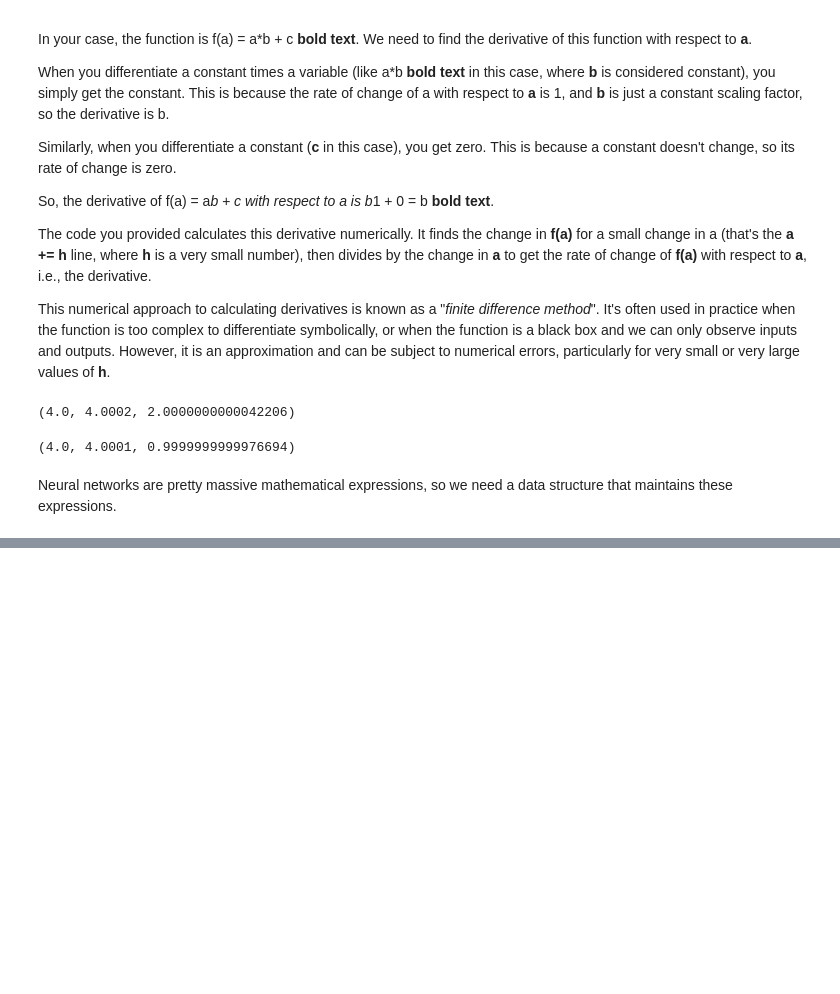
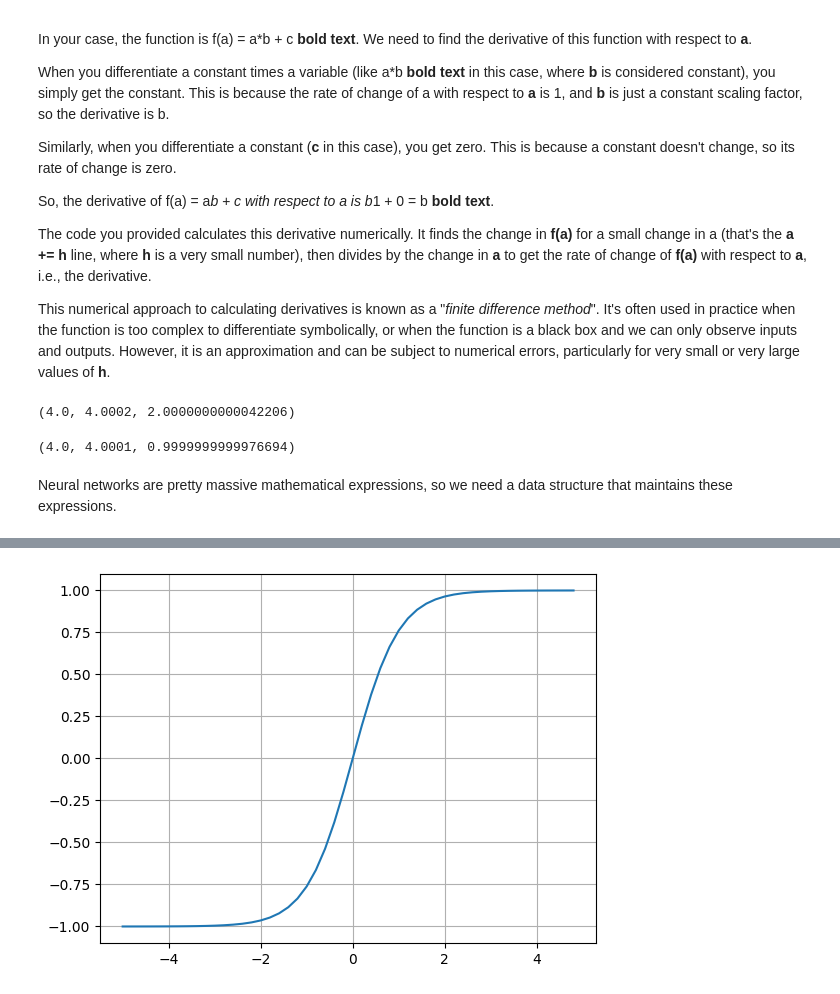
Before and after one commit to pkro/pytorch_for_deep_learning, a Jupyter notebook: exkurs_micrograd_from_scratch.ipynb, the cells around one changed output, grey strips where cells are left out. Drawn from its saved outputs; the diff is of its cells as text; code cells hidden in the pictures; blank space fills up the shorter version.

```diff
--- a/exkurs_micrograd_from_scratch.ipynb
+++ b/exkurs_micrograd_from_scratch.ipynb
@@ -209,0 +546,6 @@ Value(data=-12.0)
+# %%
+# activation / cap / squashing function
+# cappint to 1 / -1
+plt.plot(np.arange(-5,5, 0.2), np.tanh(np.arange(-5,5,0.2))); plt.grid();
+# %% [output]
+[figure, added]
```
Also changed, not shown: parts of 46 cells of this notebook.
